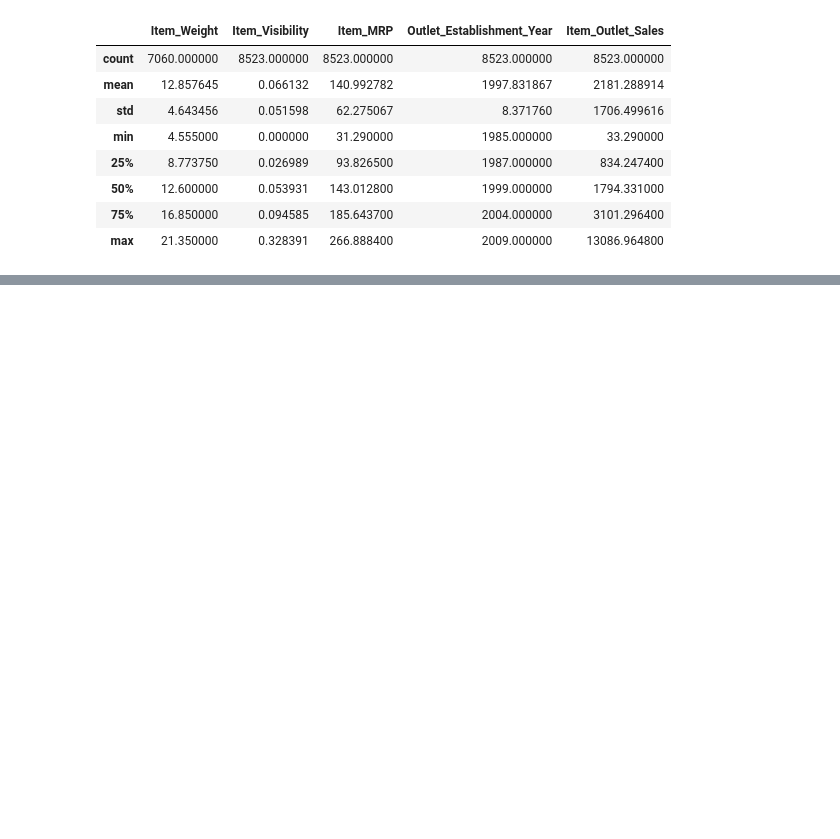
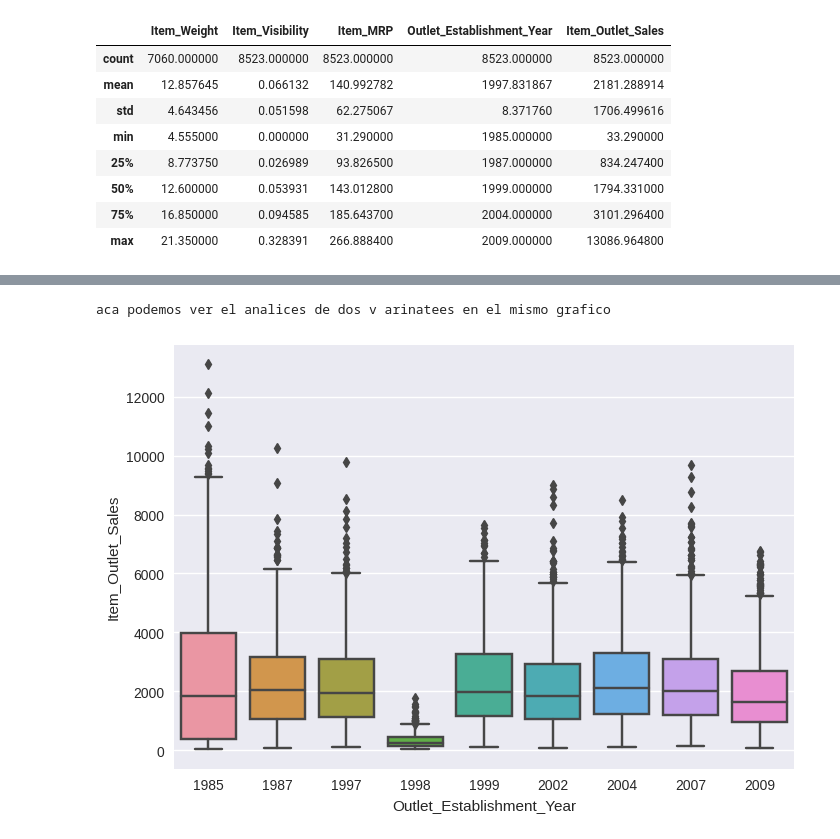
Before and after one commit to LuisAlfredo-Campos/Prediccion-de-Ventas, a Jupyter notebook: proyecto1_predcciondeventas.ipynb, the cells around one changed output, grey strips where cells are left out. Saved outputs shown, nothing was run; the diff lists cells and outputs as text; code cells hidden in the pictures; blank space fills up the shorter version.

```diff
--- a/proyecto1_predcciondeventas.ipynb
+++ b/proyecto1_predcciondeventas.ipynb
@@ -207,0 +246,6 @@ df.describe()#
+# %%
+sns.boxplot(x='Outlet_Establishment_Year', y='Item_Outlet_Sales', data=df)
+print('aca podemos ver el analices de dos v arinatees en el mismo grafico ')
+# %% [output]
+aca podemos ver el analices de dos v arinatees en el mismo grafico
+[figure, added]
```
Also changed, not shown: parts of 10 cells of this notebook.
